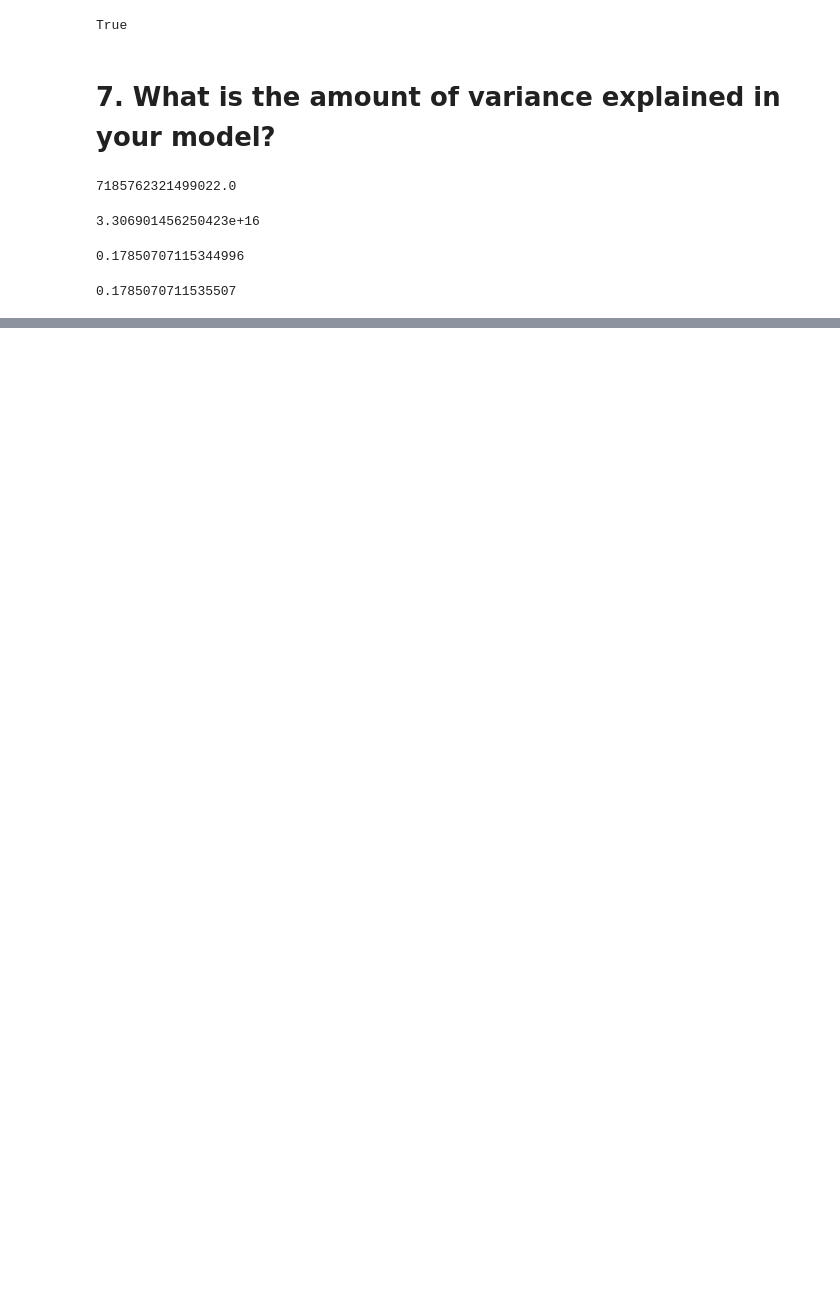
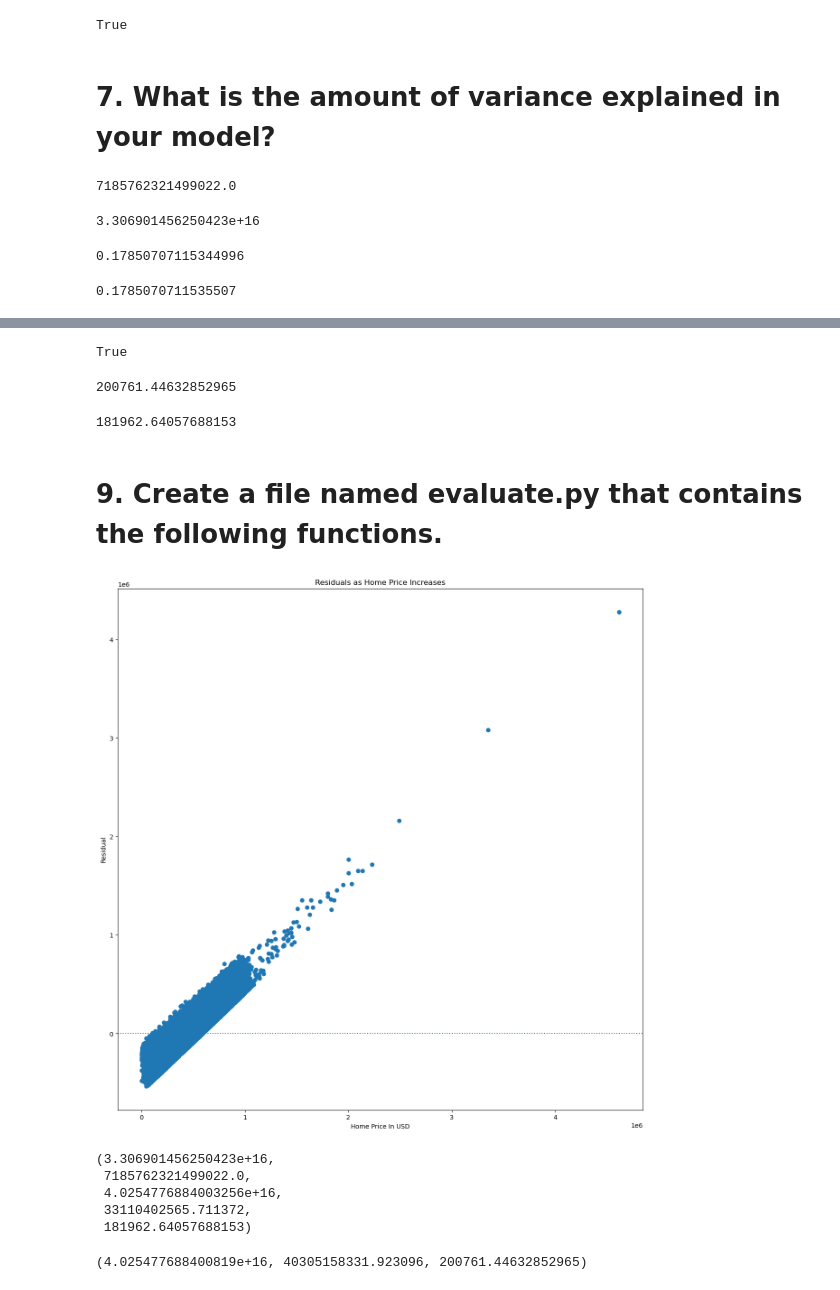
Before and after one commit to NikkideVries/regression-exercises, a Jupyter notebook: evaluation.ipynb, the cells around one changed output, grey strips where cells are left out. Saved outputs shown, nothing was run; the diff lists cells and outputs as text; code cells hidden in the pictures; blank space fills up the shorter version.

```diff
--- a/evaluation.ipynb
+++ b/evaluation.ipynb
@@ -231,0 +234,27 @@ r2_score(y, y_pred['yhat'])
+# %%
+mean_baseline_rmse > mean_squared_error(y, y_pred['yhat'], squared=False)
+# %% [output]
+True
+# %%
+ mean_baseline_rmse
+# %% [output]
+200761.44632852965
+# %%
+mean_squared_error(y, y_pred['yhat'], squared=False)
+# %% [output]
+181962.64057688153
+# %% [markdown]
+# 9. Create a file named evaluate.py that contains the following functions.
+# %%
+def plot_residuals(y, yhat):
+    plt.figure(figsize=(15,15))
+    plt.scatter(y, (y-yhat))
+    plt.axhline(0,ls=':')
+    plt.title('Residuals as Home Price Increases')
+    plt.xlabel('Home Price In USD')
+    plt.ylabel('Residual')
+    plt.show()
+# %%
+plot_residuals(y, yhat)
+# %% [output]
+[figure, added]
@@ -231,0 +277,8 @@ r2_score(y, y_pred['yhat'])
+# %%
+regression_errors(y, yhat)
+# %% [output]
+(3.306901456250423e+16,
+ 7185762321499022.0,
+ 4.0254776884003256e+16,
+ 33110402565.711372,
+ 181962.64057688153)
@@ -231,0 +298,4 @@ r2_score(y, y_pred['yhat'])
+# %%
+baseline_mean_errors(y)
+# %% [output]
+(4.025477688400819e+16, 40305158331.923096, 200761.44632852965)
```
Also changed, not shown: parts of 5 cells of this notebook.
